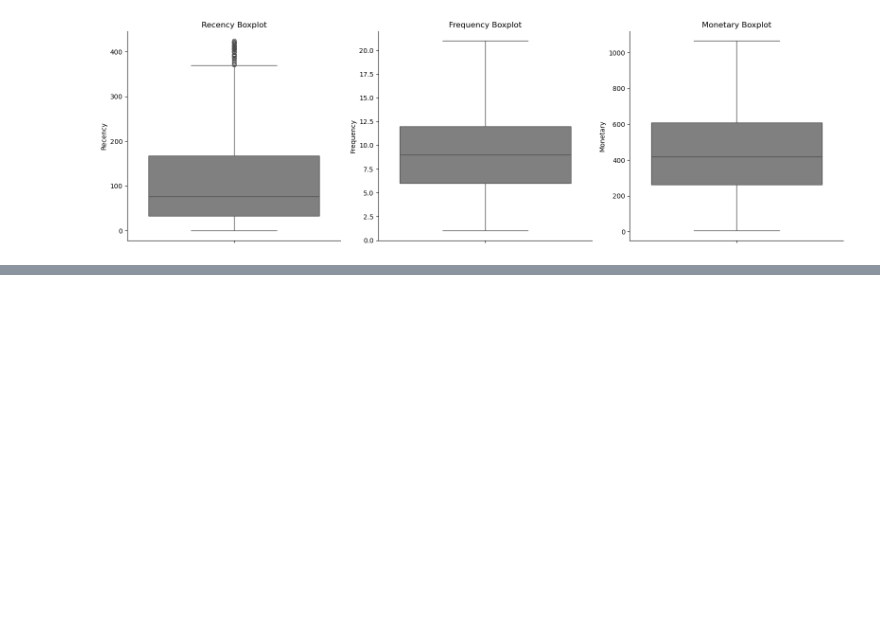
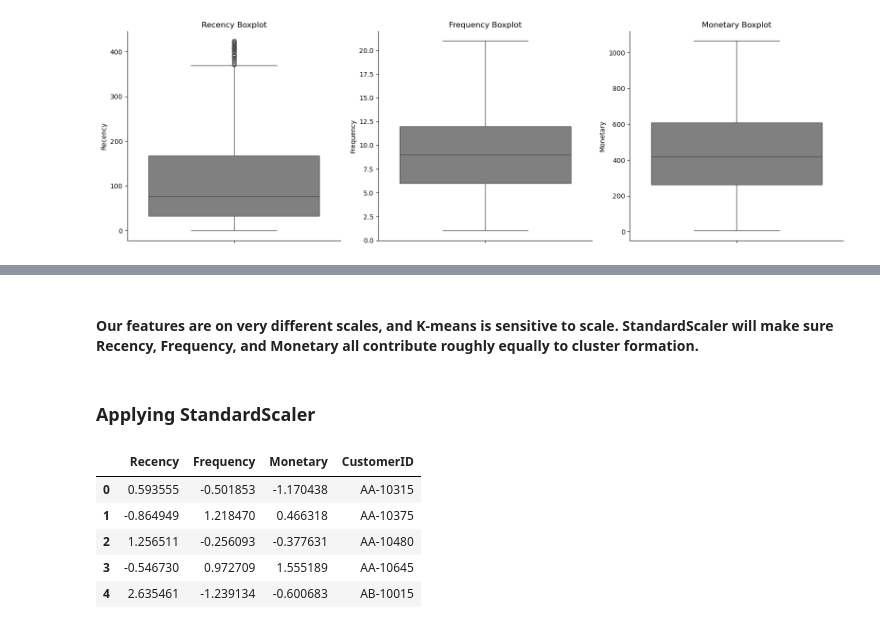
Before and after one commit to marcosmicozzi/Module02, a Jupyter notebook: module2_clustering.ipynb, the cells around one changed output, grey strips where cells are left out. Saved outputs shown, nothing was run; the diff lists cells and outputs as text; code cells hidden in the pictures; blank space fills up the shorter version.

Commit message:
Clusteringv2

```diff
--- a/module2_clustering.ipynb
+++ b/module2_clustering.ipynb
@@ -427,0 +441,29 @@ plt.show()
+# %% [markdown]
+#### Our features are on very different scales, and K-means is sensitive to scale. StandardScaler will make sure Recency, Frequency, and Monetary all contribute roughly equally to cluster formation.
+# %% [markdown]
+### Applying StandardScaler
+# %%
+
+rfm_values = rfm_filtered[['Recency', 'Frequency', 'Monetary']]
+
+
+scaler = StandardScaler()
+
+
+rfm_scaled_array = scaler.fit_transform(rfm_values)
+
+
+rfm_scaled = pd.DataFrame(rfm_scaled_array, columns=['Recency', 'Frequency', 'Monetary'])
+
+
+rfm_scaled['CustomerID'] = rfm_filtered['CustomerID']
+
+
+rfm_scaled.head()
+# %% [output]
+|  | Recency | Frequency | Monetary | CustomerID |
+| 0 | 0.593555 | -0.501853 | -1.170438 | AA-10315 |
+| 1 | -0.864949 | 1.218470 | 0.466318 | AA-10375 |
+| 2 | 1.256511 | -0.256093 | -0.377631 | AA-10480 |
+| 3 | -0.546730 | 0.972709 | 1.555189 | AA-10645 |
+| 4 | 2.635461 | -1.239134 | -0.600683 | AB-10015 |
```
Also changed, not shown: parts of 7 cells of this notebook.
